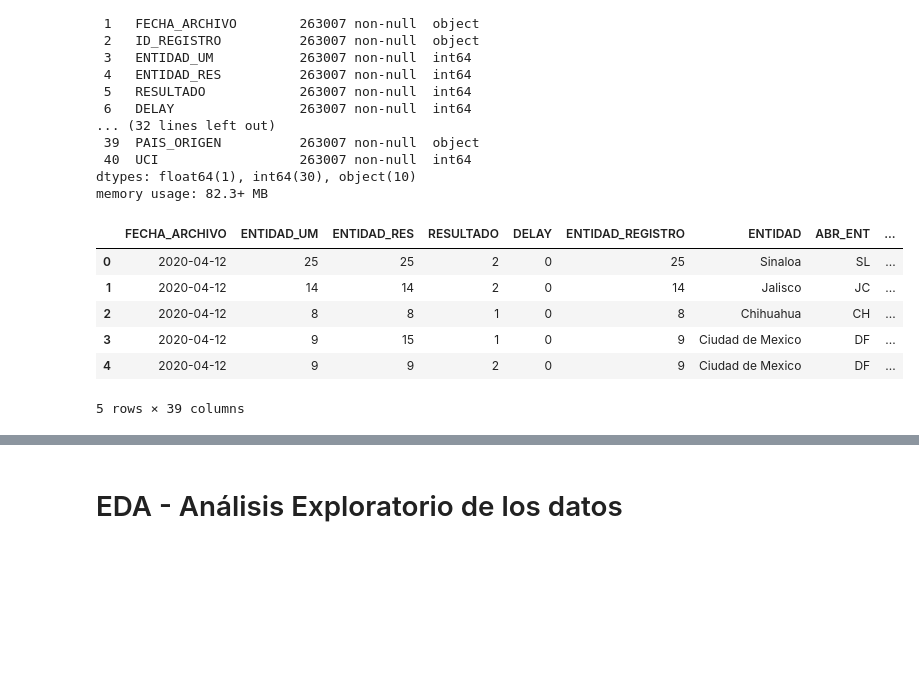
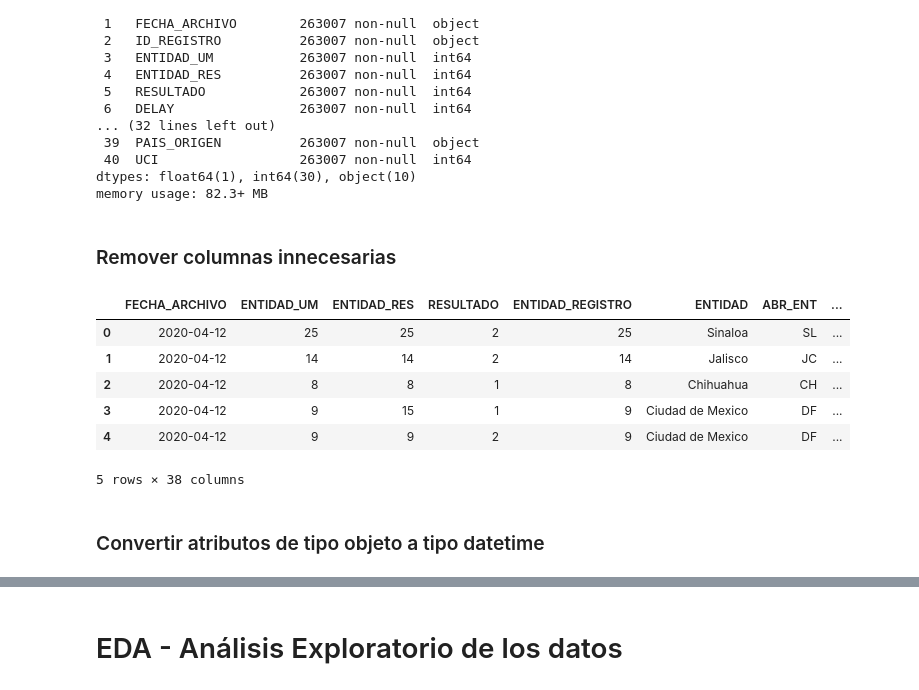
Before and after one commit to Edgar-La/Covid_19_Mexico, a Jupyter notebook: Final_Project.ipynb, the cells around one changed output, grey strips where cells are left out. Saved outputs shown, nothing was run; the diff lists cells and outputs as text; code cells hidden in the pictures; blank space fills up the shorter version.

```diff
--- a/Final_Project.ipynb
+++ b/Final_Project.ipynb
@@ -30,6 +29,7 @@ df.head()
 ## Preprocesamiento
 Limpieza de datos
 # %%
+df = pd.read_csv('mexico_covid19.csv')
 df.info()
 # %% [output]
 <class 'pandas.core.frame.DataFrame'>
@@ -49,17 +49,21 @@ Data columns (total 41 columns):
  40  UCI                  263007 non-null  int64
 dtypes: float64(1), int64(30), object(10)
 memory usage: 82.3+ MB
+# %% [markdown]
+### Remover columnas innecesarias
 # %%
-df_remove_cols = df.drop(columns = ['id', 'ID_REGISTRO'], inplace=False)
-df_remove_cols.head()
+df_clean = df.drop(columns = ['id', 'ID_REGISTRO', 'DELAY'], inplace=False)
+df_clean.head()
 # %% [output]
-|  | FECHA_ARCHIVO | ENTIDAD_UM | ENTIDAD_RES | RESULTADO | DELAY | ENTIDAD_REGISTRO | ENTIDAD | ABR_ENT | ... |
-| 0 | 2020-04-12 | 25 | 25 | 2 | 0 | 25 | Sinaloa | SL | ... |
-| 1 | 2020-04-12 | 14 | 14 | 2 | 0 | 14 | Jalisco | JC | ... |
-| 2 | 2020-04-12 | 8 | 8 | 1 | 0 | 8 | Chihuahua | CH | ... |
-| 3 | 2020-04-12 | 9 | 15 | 1 | 0 | 9 | Ciudad de Mexico | DF | ... |
-| 4 | 2020-04-12 | 9 | 9 | 2 | 0 | 9 | Ciudad de Mexico | DF | ... |
+|  | FECHA_ARCHIVO | ENTIDAD_UM | ENTIDAD_RES | RESULTADO | ENTIDAD_REGISTRO | ENTIDAD | ABR_ENT | ... |
+| 0 | 2020-04-12 | 25 | 25 | 2 | 25 | Sinaloa | SL | ... |
+| 1 | 2020-04-12 | 14 | 14 | 2 | 14 | Jalisco | JC | ... |
+| 2 | 2020-04-12 | 8 | 8 | 1 | 8 | Chihuahua | CH | ... |
+| 3 | 2020-04-12 | 9 | 15 | 1 | 9 | Ciudad de Mexico | DF | ... |
+| 4 | 2020-04-12 | 9 | 9 | 2 | 9 | Ciudad de Mexico | DF | ... |
-5 rows × 39 columns
+5 rows × 38 columns
+# %% [markdown]
+### Convertir atributos de tipo objeto a tipo datetime
 # %%
 # The attributes in the list are object type, so we convert each into a datetime type attribute
 # FECHA_DEF cannot be coverted into datetime format becasue 9999-99-99 ins't a valid a date, so we replace it with 2200-01-01 which is  valir format and still is outlier.
```
Also changed, not shown: parts of 30 cells of this notebook.
